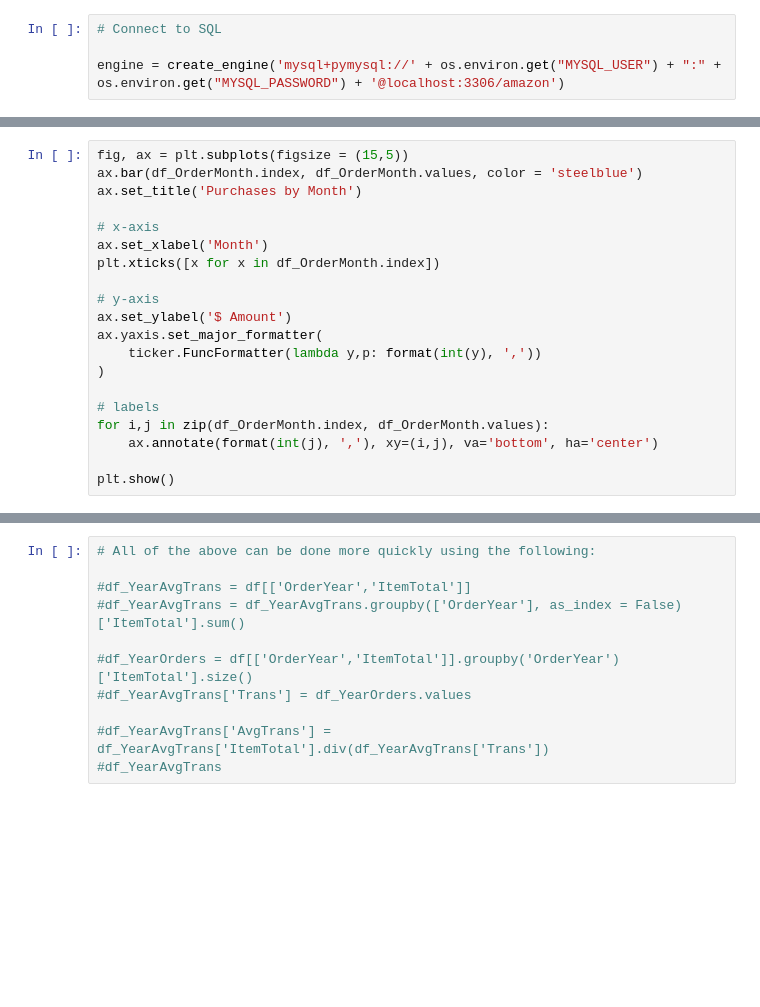
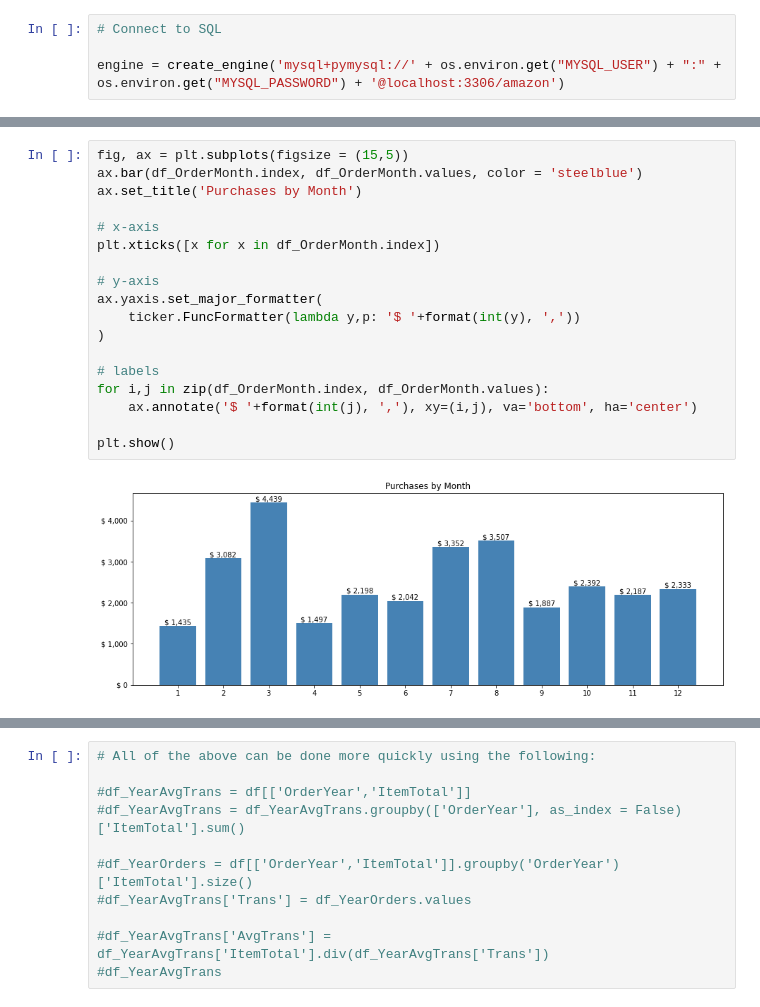
Before and after one commit to AmitSamra/AmazonOrderHistoryAirflow, a Jupyter notebook: AmazonOrderHistoryAirflow_input.ipynb, the cells around one changed output, grey strips where cells are left out. Saved outputs shown, nothing was run; the diff lists cells and outputs as text; blank space fills up the shorter version.

Commit message:
Refactored plots

```diff
--- a/AmazonOrderHistoryAirflow_input.ipynb
+++ b/AmazonOrderHistoryAirflow_input.ipynb
@@ -154,23 +237,23 @@ plt.show()
 # %%
 fig, ax = plt.subplots(figsize = (15,5))
 ax.bar(df_OrderMonth.index, df_OrderMonth.values, color = 'steelblue')
 ax.set_title('Purchases by Month')
 
 # x-axis
-ax.set_xlabel('Month')
 plt.xticks([x for x in df_OrderMonth.index])
 
 # y-axis
-ax.set_ylabel('$ Amount')
 ax.yaxis.set_major_formatter(
-    ticker.FuncFormatter(lambda y,p: format(int(y), ','))
+    ticker.FuncFormatter(lambda y,p: '$ '+format(int(y), ','))
 )
 
 # labels
 for i,j in zip(df_OrderMonth.index, df_OrderMonth.values):
-    ax.annotate(format(int(j), ','), xy=(i,j), va='bottom', ha='center')
+    ax.annotate('$ '+format(int(j), ','), xy=(i,j), va='bottom', ha='center')
 
 plt.show()
+# %% [output]
+[figure, added]
 # %%
 # Add month names
 
```
Also changed, not shown: parts of 38 cells of this notebook, 9 other files.
